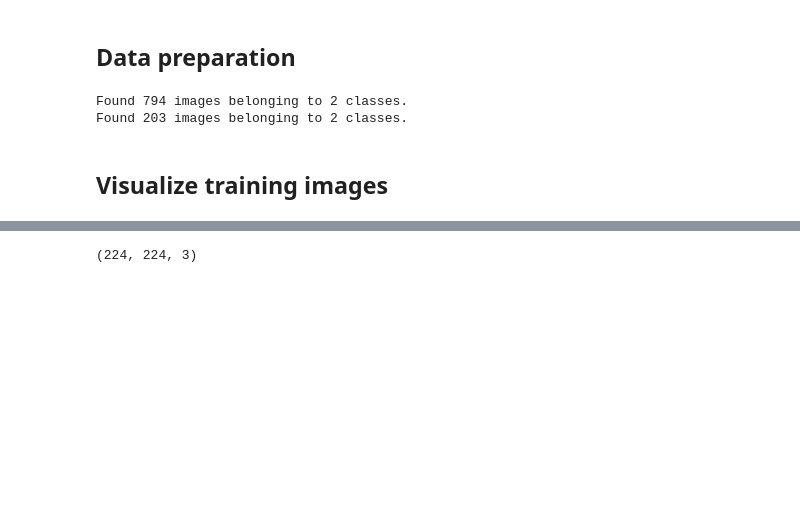
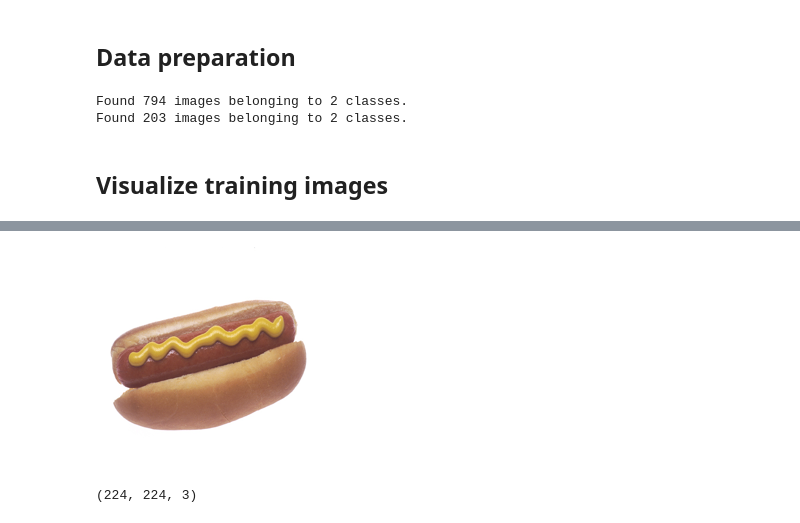
Before and after one commit to HackyRoot/SeeFood, a Jupyter notebook: SeeFood_(Transfer_Learning).ipynb, the cells around one changed output, grey strips where cells are left out. Drawn from its saved outputs; the diff is of its cells as text; code cells hidden in the pictures; blank space fills up the shorter version.

```diff
--- a/SeeFood_(Transfer_Learning).ipynb
+++ b/SeeFood_(Transfer_Learning).ipynb
@@ -183,0 +146,6 @@ _________________________________________________________________
+# %%
+IMG_SHAPE = (IMG_SIZE, IMG_SIZE)
+
+classifier = tf.keras.Sequential([
+  hub.KerasLayer(classifier_url, input_shape=IMG_SHAPE+(3,))
+])
@@ -260 +220,10 @@ Downloading data from https://image.shutterstock.com/image-photo/hot-dog-mustard
+# %%
+import PIL.Image as Image
+
+temp_img = tf.keras.utils.get_file('hd.png', 'https://upload.wikimedia.org/wikipedia/commons/f/f0/Hotdog.PNG')
+temp_img = Image.open(temp_img).resize(IMG_SHAPE)
+
+temp_img
+# %% [output]
+[figure, added]
 # %%
```
Also changed, not shown: parts of 36 cells of this notebook.
